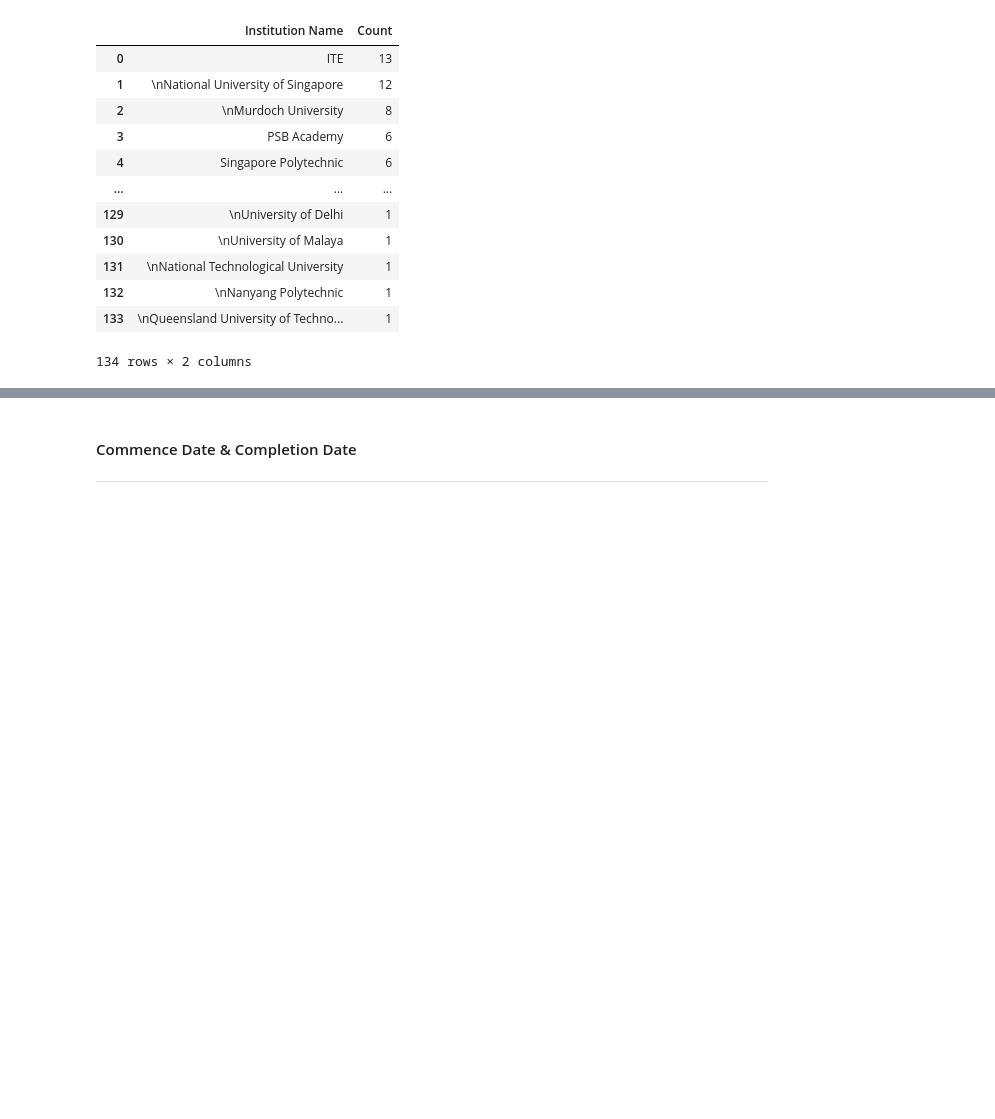
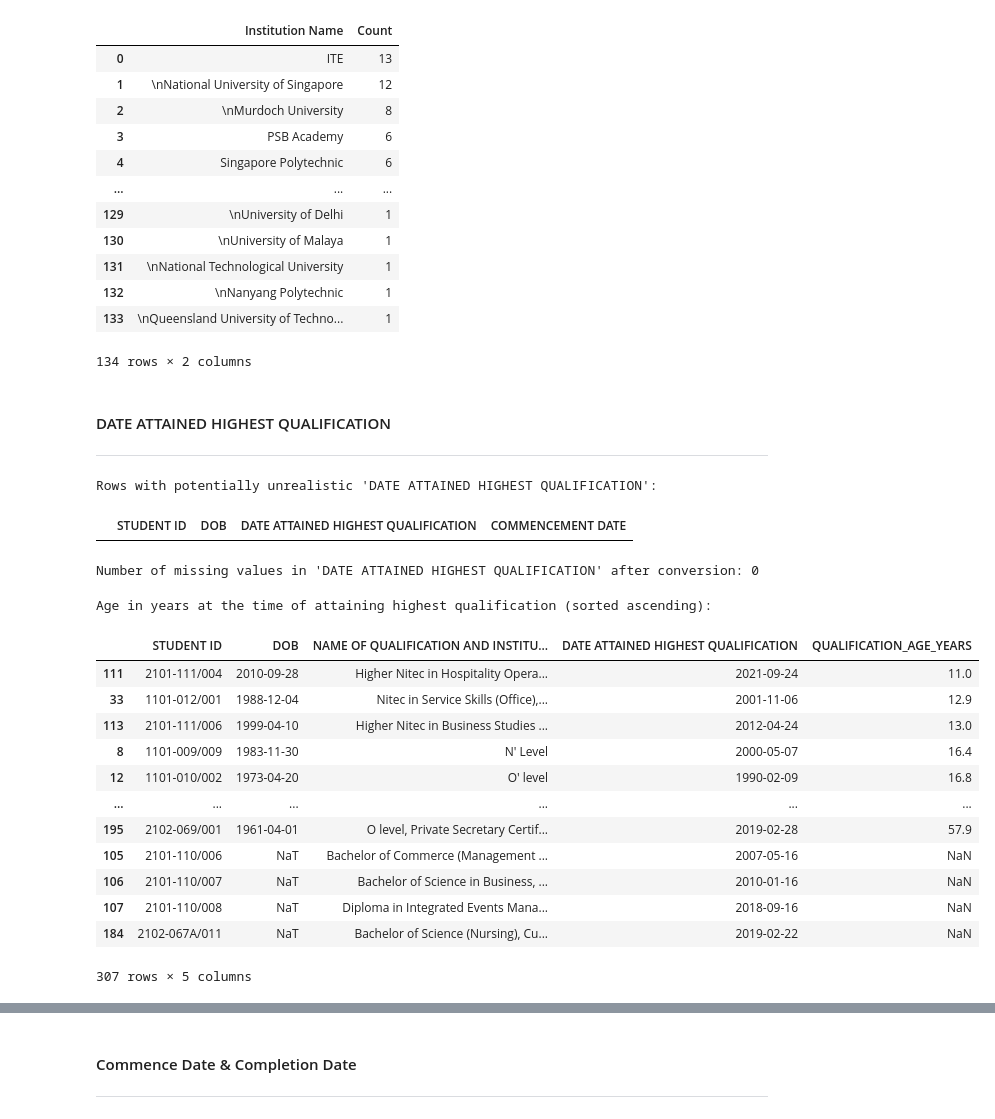
Before and after one commit to swamhtetg90/DAVI-CA2, a Jupyter notebook: data_cleaning.ipynb, the cells around one changed output, grey strips where cells are left out. Drawn from its saved outputs; the diff is of its cells as text; code cells hidden in the pictures; blank space fills up the shorter version.

```diff
--- a/data_cleaning.ipynb
+++ b/data_cleaning.ipynb
@@ -486,3 +486,62 @@ Unique values in 'INSTITUTION_NAME' column:
 | 132 | \nNanyang Polytechnic | 1 |
 | 133 | \nQueensland University of Techno... | 1 |
 134 rows × 2 columns
+# %% [markdown]
+#### DATE ATTAINED HIGHEST QUALIFICATION
+----
+# %%
+# Convert 'DATE ATTAINED HIGHEST QUALIFICATION' to datetime objects
+student_profiles['DATE ATTAINED HIGHEST QUALIFICATION'] = pd.to_datetime(student_profiles['DATE ATTAINED HIGHEST QUALIFICATION'], errors='coerce')
+
+# Check for unrealistic dates: Date attained should be after DOB and likely before or around COMMENCEMENT DATE
+unrealistic_qualification_dates = student_profiles[
+    (student_profiles['DATE ATTAINED HIGHEST QUALIFICATION'].notna()) &
+    (
+        (student_profiles['DATE ATTAINED HIGHEST QUALIFICATION'] < student_profiles['DOB']) |
+        (student_profiles['DATE ATTAINED HIGHEST QUALIFICATION'] > student_profiles['COMMENCEMENT DATE']) # Assuming qualification is attained before or around course start
+    )
+]
+
+print("Rows with potentially unrealistic 'DATE ATTAINED HIGHEST QUALIFICATION':")
+display(unrealistic_qualification_dates[['STUDENT ID', 'DOB', 'DATE ATTAINED HIGHEST QUALIFICATION', 'COMMENCEMENT DATE']])
+
+# Check for missing values after conversion
+missing_qualification_dates = student_profiles['DATE ATTAINED HIGHEST QUALIFICATION'].isna().sum()
+print(f"\nNumber of missing values in 'DATE ATTAINED HIGHEST QUALIFICATION' after conversion: {missing_qualification_dates}")
+# %% [output]
+Rows with potentially unrealistic 'DATE ATTAINED HIGHEST QUALIFICATION':
+|  | STUDENT ID | DOB | DATE ATTAINED HIGHEST QUALIFICATION | COMMENCEMENT DATE |
+Number of missing values in 'DATE ATTAINED HIGHEST QUALIFICATION' after conversion: 0
+# %%
+# Convert 'DOB' to datetime objects, coercing errors
+student_profiles['DOB'] = pd.to_datetime(student_profiles['DOB'], errors='coerce', format='%d/%m/%Y')
+
+# Convert 'DATE ATTAINED HIGHEST QUALIFICATION' to datetime, if not already
+student_profiles['DATE ATTAINED HIGHEST QUALIFICATION'] = pd.to_datetime(
+    student_profiles['DATE ATTAINED HIGHEST QUALIFICATION'], errors='coerce', format='%d/%m/%Y')
+
+# Calculate age in years at time of qualification
+student_profiles['QUALIFICATION_AGE_YEARS'] = (
+    (student_profiles['DATE ATTAINED HIGHEST QUALIFICATION'] - student_profiles['DOB']).dt.days / 365.25
+).round(1)
+
+# Sort the DataFrame by calculated age in ascending order
+sorted_qualification_age = student_profiles.sort_values(by='QUALIFICATION_AGE_YEARS', ascending=True)
+
+print("Age in years at the time of attaining highest qualification (sorted ascending):")
+display(sorted_qualification_age[['STUDENT ID', 'DOB', 'NAME OF QUALIFICATION AND INSTITUTION', 'DATE ATTAINED HIGHEST QUALIFICATION', 'QUALIFICATION_AGE_YEARS']])
+# %% [output]
+Age in years at the time of attaining highest qualification (sorted ascending):
+|  | STUDENT ID | DOB | NAME OF QUALIFICATION AND INSTITU... | DATE ATTAINED HIGHEST QUALIFICATION | QUALIFICATION_AGE_YEARS |
+| 111 | 2101-111/004 | 2010-09-28 | Higher Nitec in Hospitality Opera... | 2021-09-24 | 11.0 |
+| 33 | 1101-012/001 | 1988-12-04 | Nitec in Service Skills (Office),... | 2001-11-06 | 12.9 |
+| 113 | 2101-111/006 | 1999-04-10 | Higher Nitec in Business Studies ... | 2012-04-24 | 13.0 |
+| 8 | 1101-009/009 | 1983-11-30 | N' Level | 2000-05-07 | 16.4 |
+| 12 | 1101-010/002 | 1973-04-20 | O' level | 1990-02-09 | 16.8 |
+| ... | ... | ... | ... | ... | ... |
+| 195 | 2102-069/001 | 1961-04-01 | O level, Private Secretary Certif... | 2019-02-28 | 57.9 |
+| 105 | 2101-110/006 | NaT | Bachelor of Commerce (Management ... | 2007-05-16 | NaN |
+| 106 | 2101-110/007 | NaT | Bachelor of Science in Business, ... | 2010-01-16 | NaN |
+| 107 | 2101-110/008 | NaT | Diploma in Integrated Events Mana... | 2018-09-16 | NaN |
+| 184 | 2102-067A/011 | NaT | Bachelor of Science (Nursing), Cu... | 2019-02-22 | NaN |
+307 rows × 5 columns
```
Also changed, not shown: parts of 6 cells of this notebook.
